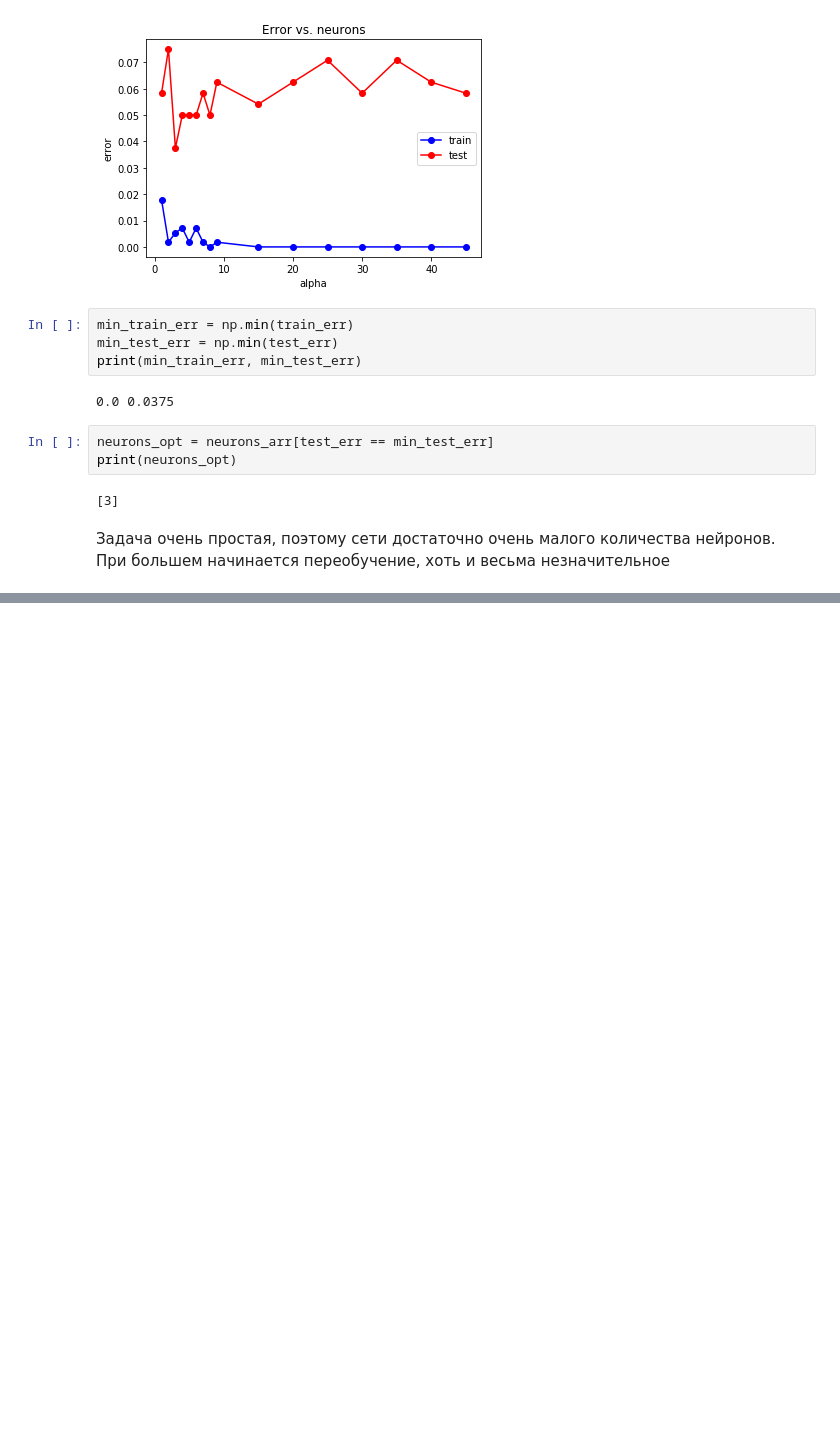
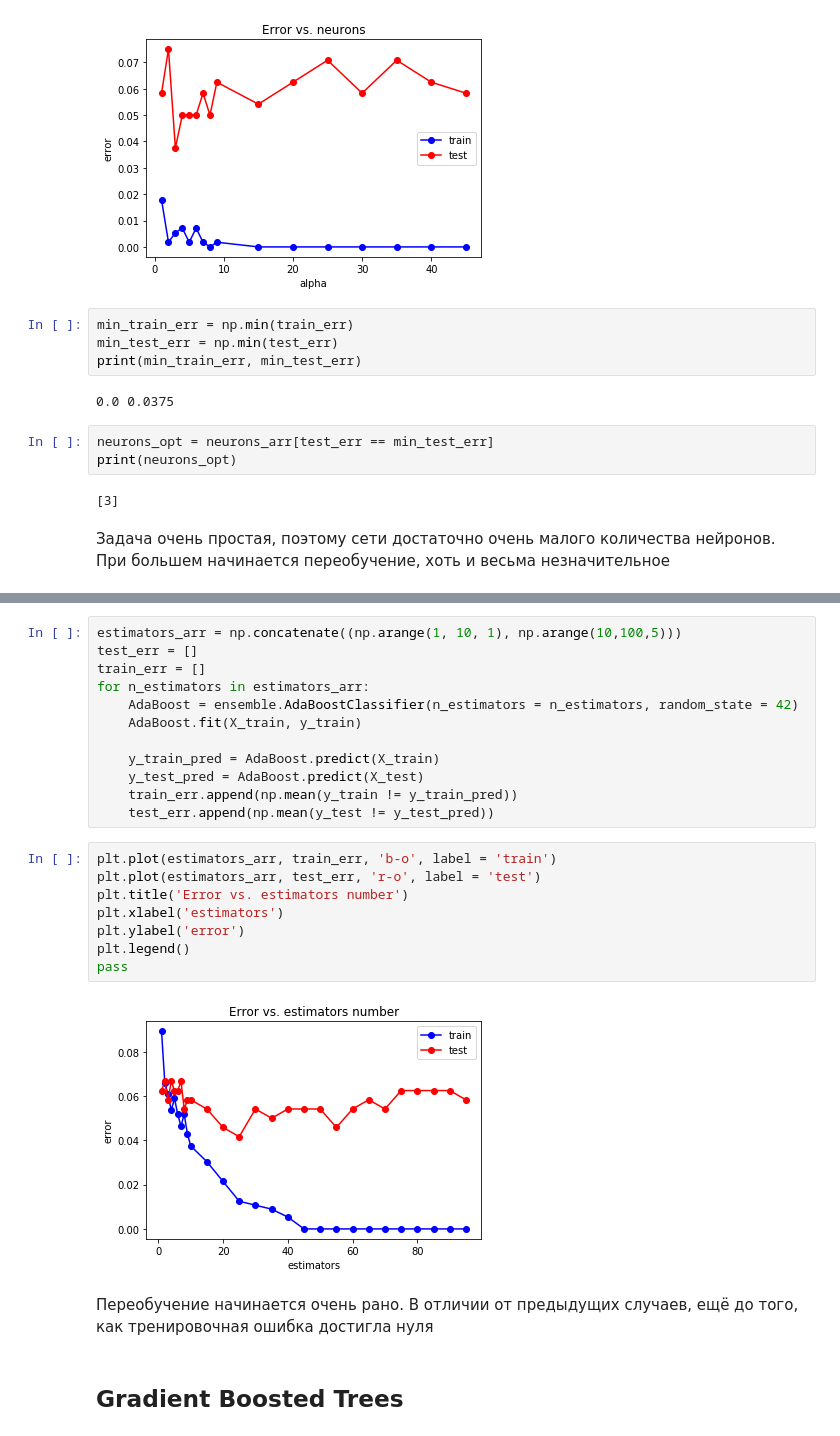
Before and after one commit to Folifolo/ml, a Jupyter notebook: lab1.ipynb, the cells around one changed output, grey strips where cells are left out. Cells and saved outputs as stored; diff of their text form; blank space fills up the shorter version.

```diff
--- a/lab1.ipynb
+++ b/lab1.ipynb
@@ -671,0 +797,26 @@ print(neurons_opt)
+# %%
+estimators_arr = np.concatenate((np.arange(1, 10, 1), np.arange(10,100,5)))
+test_err = []
+train_err = []
+for n_estimators in estimators_arr:
+    AdaBoost = ensemble.AdaBoostClassifier(n_estimators = n_estimators, random_state = 42)
+    AdaBoost.fit(X_train, y_train)
+
+    y_train_pred = AdaBoost.predict(X_train)
+    y_test_pred = AdaBoost.predict(X_test)
+    train_err.append(np.mean(y_train != y_train_pred))
+    test_err.append(np.mean(y_test != y_test_pred))
+# %%
+plt.plot(estimators_arr, train_err, 'b-o', label = 'train')
+plt.plot(estimators_arr, test_err, 'r-o', label = 'test')
+plt.title('Error vs. estimators number')
+plt.xlabel('estimators')
+plt.ylabel('error')
+plt.legend()
+pass
+# %% [output]
+[figure, added]
+# %% [markdown]
+Переобучение начинается очень рано. В отличии от предыдущих случаев, ещё до того, как тренировочная ошибка достигла нуля
+# %% [markdown]
+## Gradient Boosted Trees ##
```
Also changed, not shown: parts of 22 cells of this notebook.
